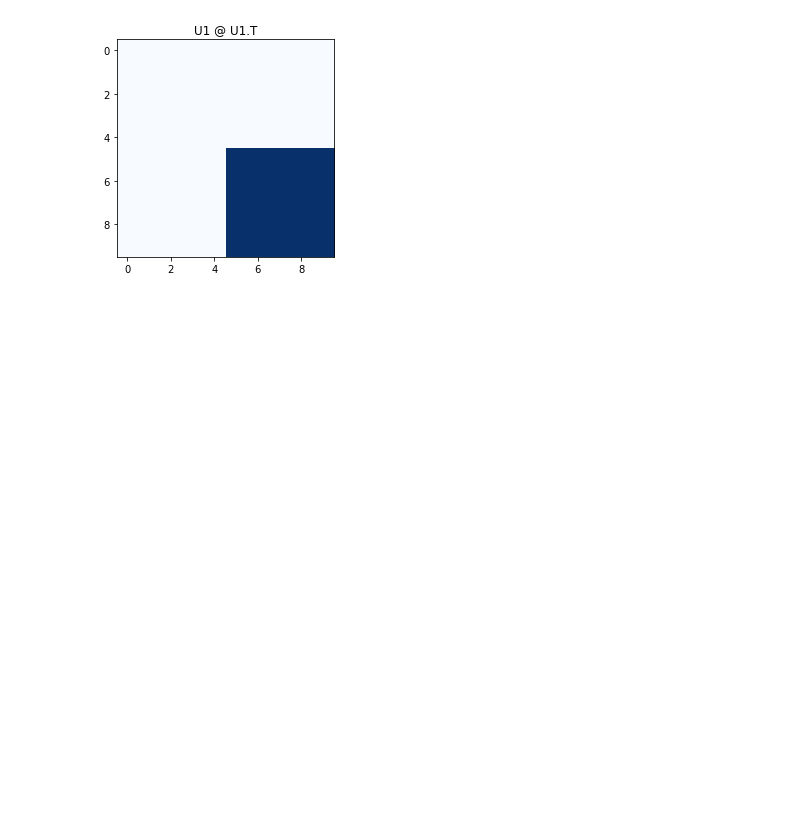
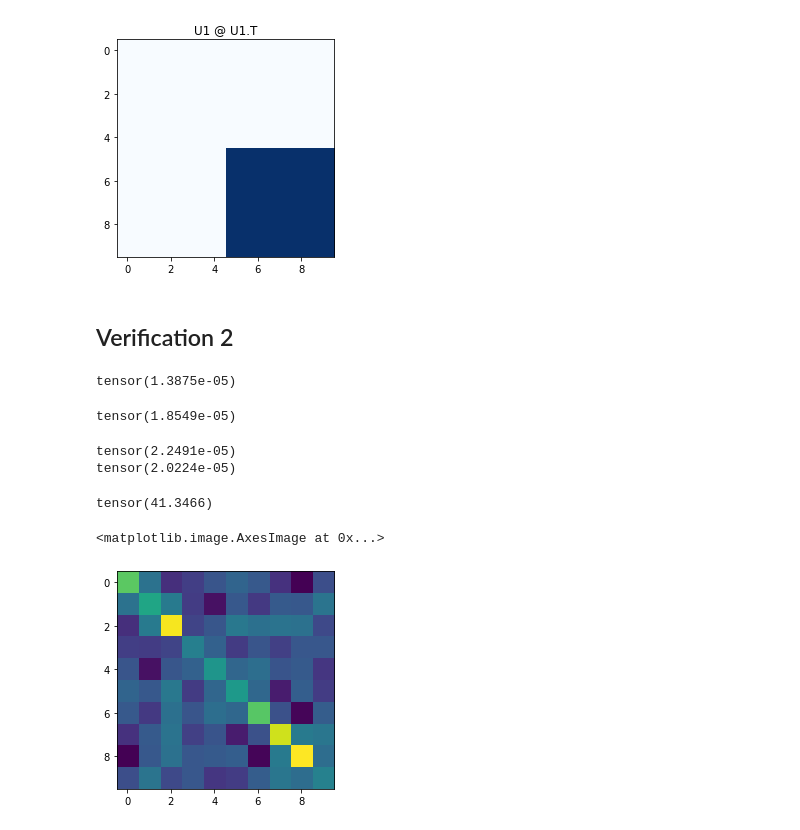
Before and after one commit to kebaek/mcr2, a Jupyter notebook: notebooks/variational-equation9.ipynb, the cells around one changed output. Cells and saved outputs as stored; diff of their text form; code cells hidden in the pictures; blank space fills up the shorter version.

```diff
--- a/notebooks/variational-equation9.ipynb
+++ b/notebooks/variational-equation9.ipynb
@@ -226,3 +217,38 @@ plt.title('U1 @ U1.T')
 # %% [output]
 Text(0.5, 1.0, 'U1 @ U1.T')
 [figure]
+# %% [markdown]
+## Verification 2
+# %%
+Z = torch.randn(20, 10)
+U, S, Vh = torch.linalg.svd(Z.T @ Pi[:, 0].diag() @ Z)
+# torch.linalg.norm(U @ (S**0.5).diag() @ (S**0.5).diag() @ Vh - Z.T @ Pi[:, 0].diag() @ Z, ord='fro')
+torch.linalg.norm((U @ (S**0.5).diag()) @ (U @ (S**0.5).diag()).T - Z.T @ Pi[:, 0].diag() @ Z, ord='fro')
+# torch.linalg.norm((U) @ (U).T - Z.T @ Pi[:, 0].diag() @ Z, ord='fro')
+# %% [output]
+tensor(1.3875e-05)
+# %%
+Z = torch.randn(20, 10)
+S, V = torch.linalg.eigh(Z.T @ Pi[:, 0].diag() @ Z)
+torch.linalg.norm(V @ (S**0.5).diag() @ (S**0.5).diag() @ V.T - Z.T @ Pi[:, 0].diag() @ Z, ord='fro')
+# %% [output]
+tensor(1.8549e-05)
+# %%
+init_Us = []
+for j in range(2):
+    U, S, Vh = torch.linalg.svd(Z.T @ Pi[:, j].diag() @ Z)
+    U = U @ (S**0.5).diag()
+    print(torch.linalg.norm(U @ U.T - Z.T @ Pi[:, j].diag() @ Z, ord='fro'))
+    init_Us.append(U @ (S**0.5).diag())
+# %% [output]
+tensor(2.2491e-05)
+tensor(2.0224e-05)
+# %%
+torch.linalg.norm(U @ (U).T - Z.T @ Pi[:, 0].diag() @ Z, ord='fro')
+# %% [output]
+tensor(41.3466)
+# %%
+plt.imshow(U @ U.T)
+# %% [output]
+<matplotlib.image.AxesImage at 0x...>
+[figure, added]
```
Also changed, not shown: parts of 9 cells of this notebook, 3 other files.
